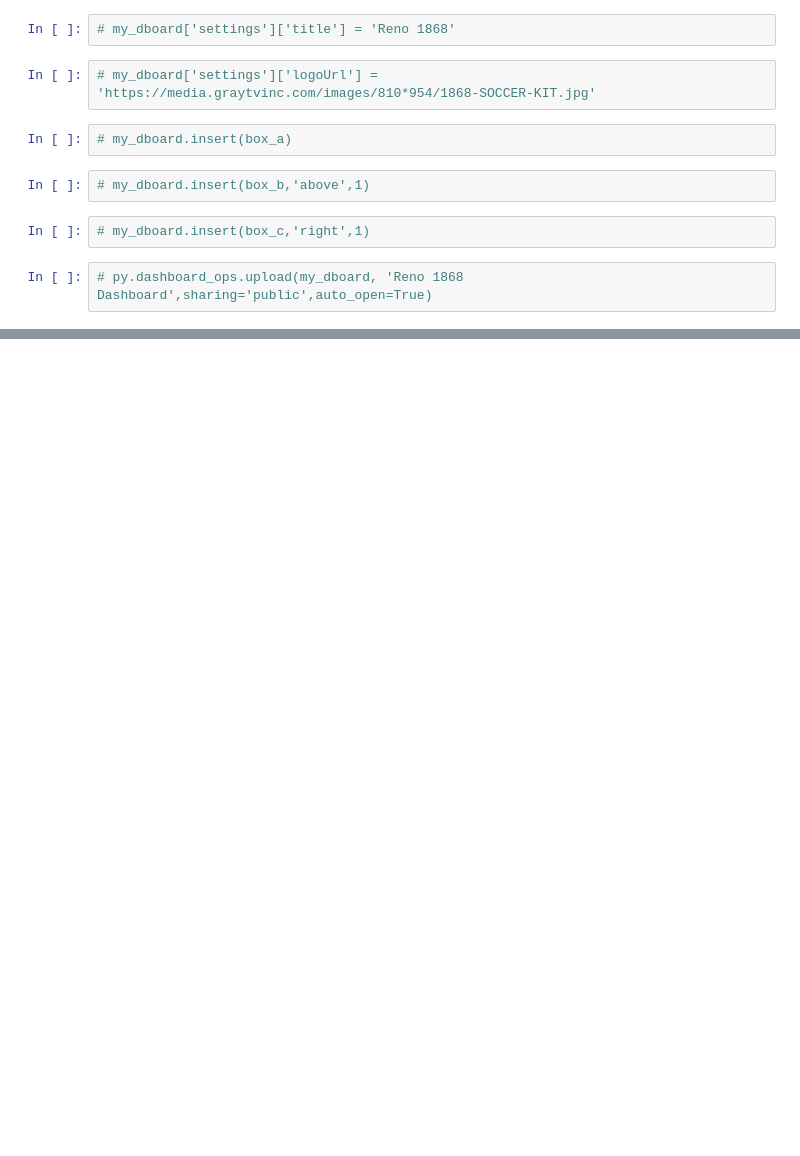
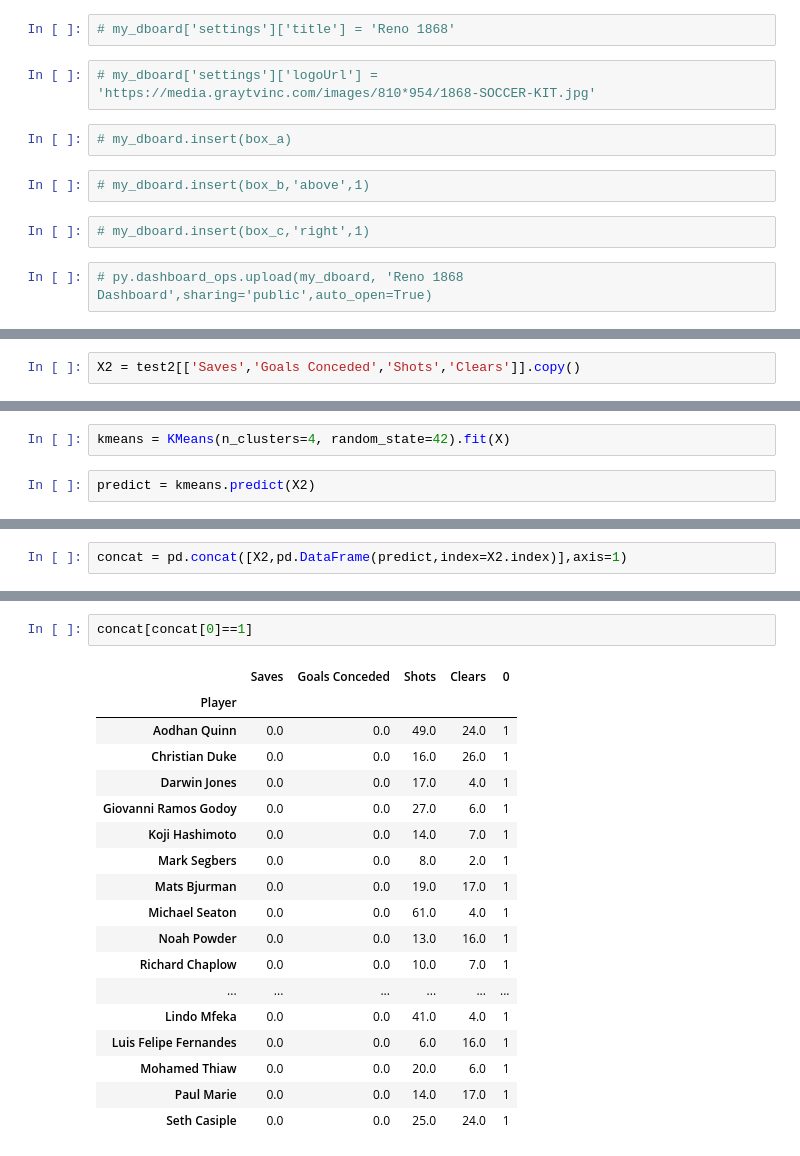
Before and after one commit to justingill/Data-Portfolio, a Jupyter notebook: USL_Scraper.ipynb, the cells around one changed output, grey strips where cells are left out. Drawn from its saved outputs; the diff is of its cells as text; blank space fills up the shorter version.

```diff
--- a/USL_Scraper.ipynb
+++ b/USL_Scraper.ipynb
@@ -514,0 +576,2 @@ box_c = {
+# %%
+X2 = test2[['Saves','Goals Conceded','Shots','Clears']].copy()
@@ -514,0 +591,4 @@ box_c = {
+# %%
+kmeans = KMeans(n_clusters=4, random_state=42).fit(X)
+# %%
+predict = kmeans.predict(X2)
@@ -514,0 +600,2 @@ box_c = {
+# %%
+concat = pd.concat([X2,pd.DataFrame(predict,index=X2.index)],axis=1)
@@ -514,0 +636,21 @@ box_c = {
+# %%
+concat[concat[0]==1]
+# %% [output]
+|  | Saves | Goals Conceded | Shots | Clears | 0 |
+| Player |  |  |  |  |  |
+| Aodhan Quinn | 0.0 | 0.0 | 49.0 | 24.0 | 1 |
+| Christian Duke | 0.0 | 0.0 | 16.0 | 26.0 | 1 |
+| Darwin Jones | 0.0 | 0.0 | 17.0 | 4.0 | 1 |
+| Giovanni Ramos Godoy | 0.0 | 0.0 | 27.0 | 6.0 | 1 |
+| Koji Hashimoto | 0.0 | 0.0 | 14.0 | 7.0 | 1 |
+| Mark Segbers | 0.0 | 0.0 | 8.0 | 2.0 | 1 |
+| Mats Bjurman | 0.0 | 0.0 | 19.0 | 17.0 | 1 |
+| Michael Seaton | 0.0 | 0.0 | 61.0 | 4.0 | 1 |
+| Noah Powder | 0.0 | 0.0 | 13.0 | 16.0 | 1 |
+| Richard Chaplow | 0.0 | 0.0 | 10.0 | 7.0 | 1 |
+| ... | ... | ... | ... | ... | ... |
+| Lindo Mfeka | 0.0 | 0.0 | 41.0 | 4.0 | 1 |
+| Luis Felipe Fernandes | 0.0 | 0.0 | 6.0 | 16.0 | 1 |
+| Mohamed Thiaw | 0.0 | 0.0 | 20.0 | 6.0 | 1 |
+| Paul Marie | 0.0 | 0.0 | 14.0 | 17.0 | 1 |
+| Seth Casiple | 0.0 | 0.0 | 25.0 | 24.0 | 1 |
```
Also changed, not shown: parts of 21 cells of this notebook.
